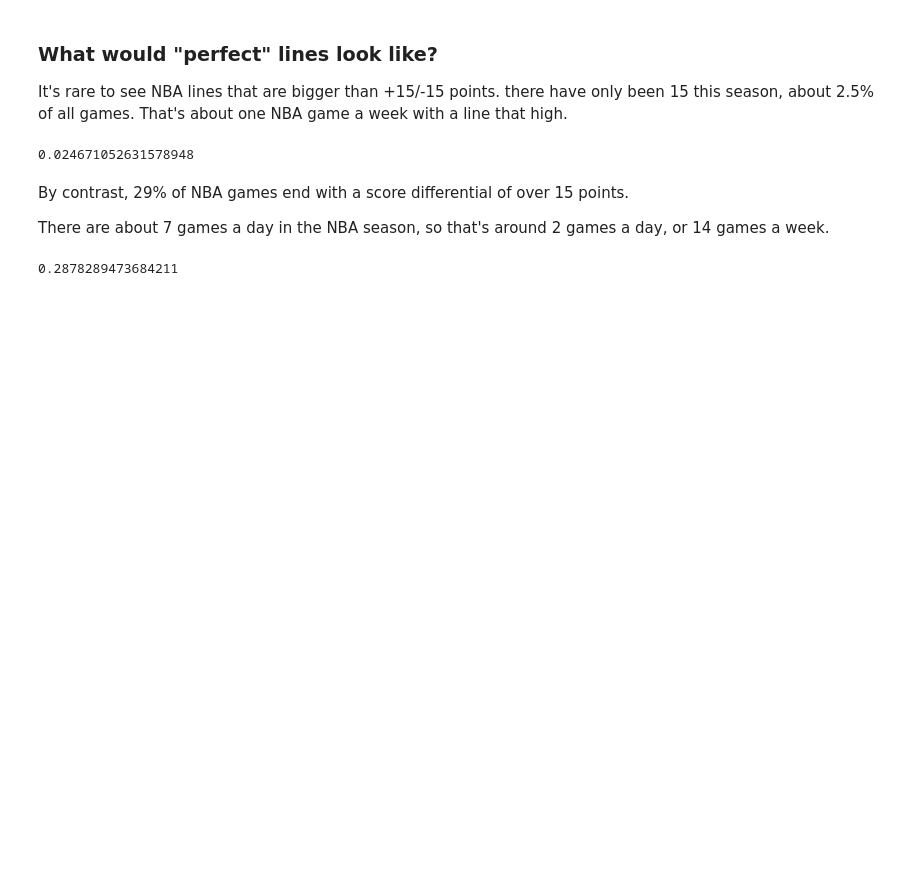
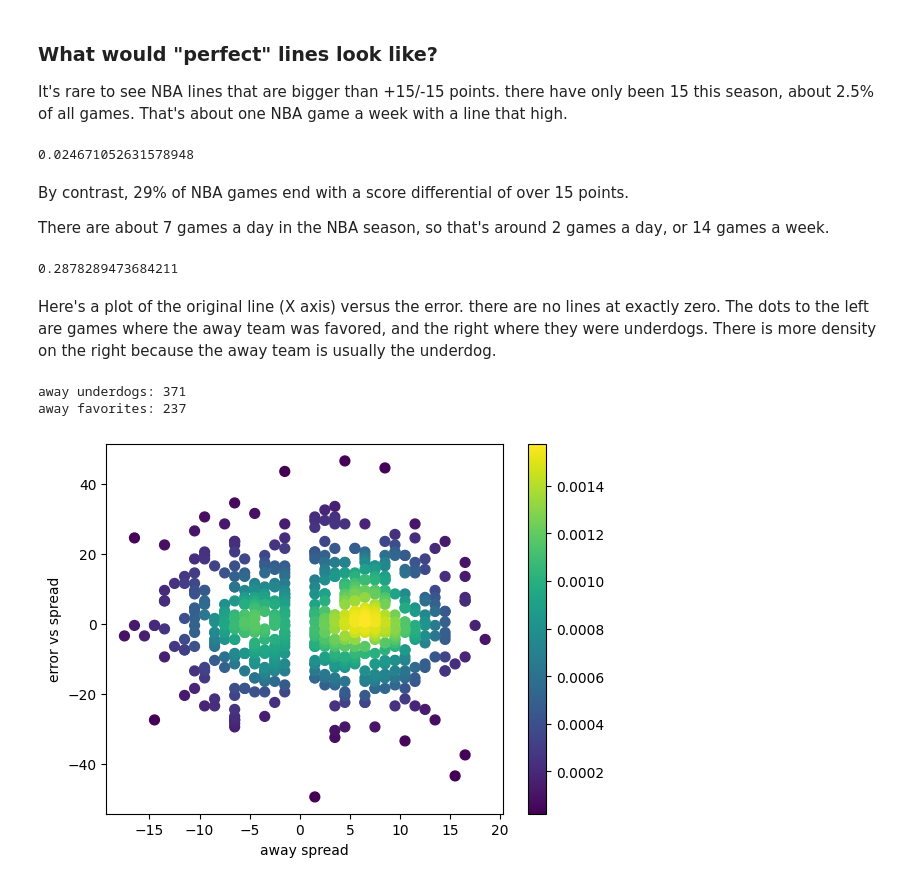
Before and after one commit to csdurfee/book, a Jupyter notebook: ep 2 LAST FAIR DEAL.ipynb, the cells around one changed output. Cells and saved outputs as stored; diff of their text form; code cells hidden in the pictures; blank space fills up the shorter version.

```diff
--- a/ep 2 LAST FAIR DEAL.ipynb
+++ b/ep 2 LAST FAIR DEAL.ipynb
@@ -394,3 +415,35 @@ There are about 7 games a day in the NBA season, so that's around 2 games a day,
 sum(abs(game_data.score_diff) > 15) / len(game_data)
 # %% [output]
 0.2878289473684211
+# %% [markdown]
+Here's a plot of the original line (X axis) versus the error. there are no lines at exactly zero. The dots to the left are games where the away team was favored, and the right where they were underdogs.  There is more density on the right because the away team is usually the underdog.
+# %%
+print(f"away underdogs: {sum(game_data.away_spread > 0)}")
+print(f"away favorites: {sum(game_data.away_spread < 0)}")
+# %% [output]
+away underdogs: 371
+away favorites: 237
+# %%
+from scipy.stats import gaussian_kde
+
+def density_scatter_plot(x,y, x_label, y_label):
+    # following cribbed from https://stackoverflow.com/questions/20105364/how-can-i-make-a-scatter-plot-colored-by-density
+    xy = np.vstack([x,y])
+    z = gaussian_kde(xy)(xy)
+
+    idx = z.argsort()
+    x, y, z = x[idx], y[idx], z[idx]
+
+    #fig, ax = plt.subplots()
+    plt.scatter(x, y, c=z, s=50)
+    plt.xlabel(x_label)
+    plt.ylabel(y_label)
+    plt.colorbar()
+
+    plt.show()
+
+away_spread = game_data.away_spread.to_numpy()
+err_vs_spread = game_data.with_line.to_numpy()
+density_scatter_plot(away_spread, err_vs_spread, "away spread", "error vs spread")
+# %% [output]
+[figure, added]
```
Also changed, not shown: parts of 17 cells of this notebook.
